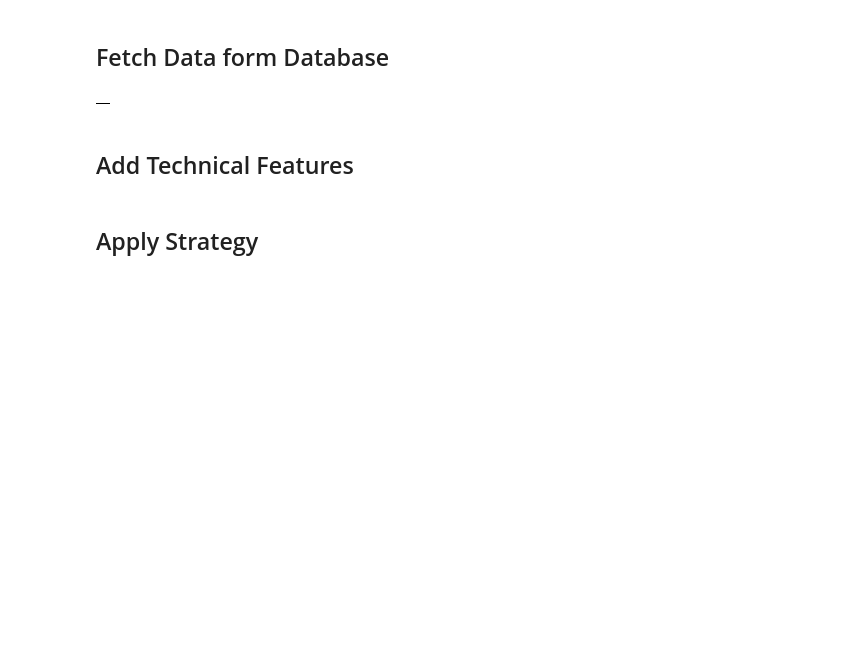
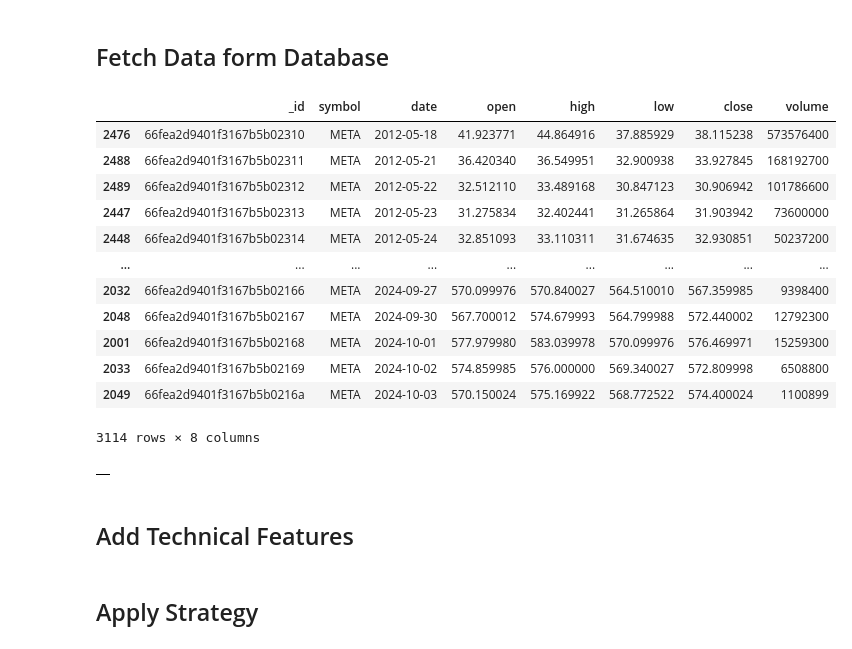
Before and after one commit to yiukitCheung/Stocks_Alert_System, a Jupyter notebook: jupyter notebook/trading_automated_process.ipynb, the cells around one changed output. Cells and saved outputs as stored; diff of their text form; code cells hidden in the pictures; blank space fills up the shorter version.

```diff
--- a/jupyter notebook/trading_automated_process.ipynb
+++ b/jupyter notebook/trading_automated_process.ipynb
@@ -14,13 +14,13 @@ import yfinance as yf
 # Fetch data from database
 
 # Connect to MongoDB
-client = pymongo.MongoClient("mongodb://localhost:27017/")
+client = pymongo.MongoClient("mongodb+srv://yiukit:wai6d09wsS!@cluster0.hvjdi.mongodb.net/")
 # Select the database
-db = client["local"]
+db = client["historic_price"]
 # Select the collection
 collection = db["daily_stock_price"]
 # Fetch specific stock
-data = collection.find({'symbol': 'NVDA'})
+data = collection.find({'symbol': 'META'})
 # Convert to pandas dataframe
 df = pd.DataFrame(list(data))
 
@@ -30,6 +30,23 @@ pd.set_option('display.max_columns', None)
 pd.set_option('display.max_colwidth', None)
 # Set maximum width for the entire DataFrame
 pd.set_option('display.width', None)
+# %%
+df = df.sort_values(by='date', ascending=True)
+df
+# %% [output]
+|  | _id | symbol | date | open | high | low | close | volume |
+| 2476 | 66fea2d9401f3167b5b02310 | META | 2012-05-18 | 41.923771 | 44.864916 | 37.885929 | 38.115238 | 573576400 |
+| 2488 | 66fea2d9401f3167b5b02311 | META | 2012-05-21 | 36.420340 | 36.549951 | 32.900938 | 33.927845 | 168192700 |
+| 2489 | 66fea2d9401f3167b5b02312 | META | 2012-05-22 | 32.512110 | 33.489168 | 30.847123 | 30.906942 | 101786600 |
+| 2447 | 66fea2d9401f3167b5b02313 | META | 2012-05-23 | 31.275834 | 32.402441 | 31.265864 | 31.903942 | 73600000 |
+| 2448 | 66fea2d9401f3167b5b02314 | META | 2012-05-24 | 32.851093 | 33.110311 | 31.674635 | 32.930851 | 50237200 |
+| ... | ... | ... | ... | ... | ... | ... | ... | ... |
+| 2032 | 66fea2d9401f3167b5b02166 | META | 2024-09-27 | 570.099976 | 570.840027 | 564.510010 | 567.359985 | 9398400 |
+| 2048 | 66fea2d9401f3167b5b02167 | META | 2024-09-30 | 567.700012 | 574.679993 | 564.799988 | 572.440002 | 12792300 |
+| 2001 | 66fea2d9401f3167b5b02168 | META | 2024-10-01 | 577.979980 | 583.039978 | 570.099976 | 576.469971 | 15259300 |
+| 2033 | 66fea2d9401f3167b5b02169 | META | 2024-10-02 | 574.859985 | 576.000000 | 569.340027 | 572.809998 | 6508800 |
+| 2049 | 66fea2d9401f3167b5b0216a | META | 2024-10-03 | 570.150024 | 575.169922 | 568.772522 | 574.400024 | 1100899 |
+3114 rows × 8 columns
 # %%
 def fetch_data(database, collection, symbol=None,interval=None,datetime=None):
     # Connect to MongoDB
```
Also changed, not shown: parts of 1 cell of this notebook, 7 other files.
